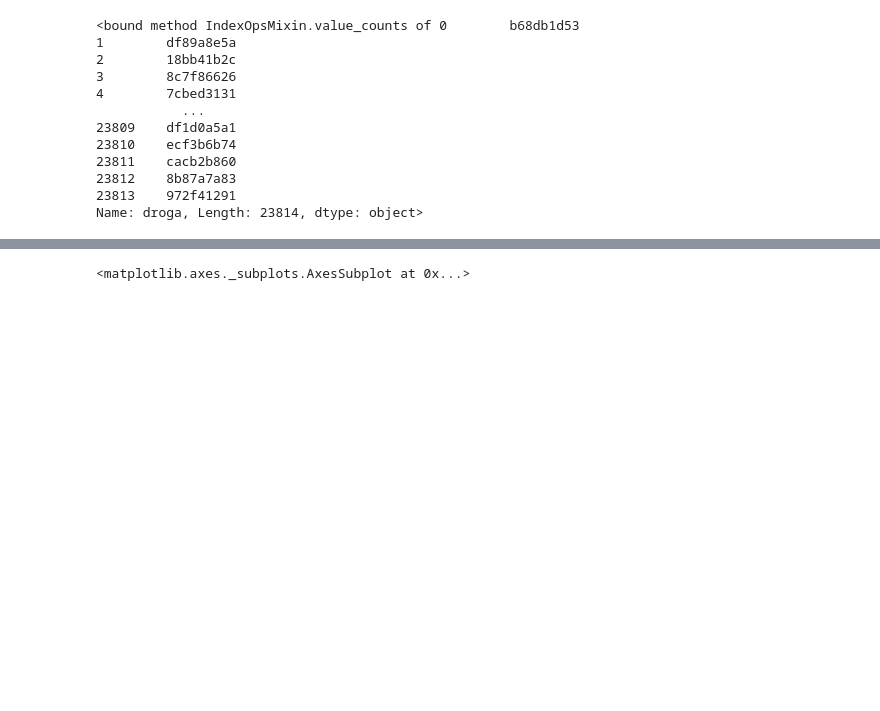
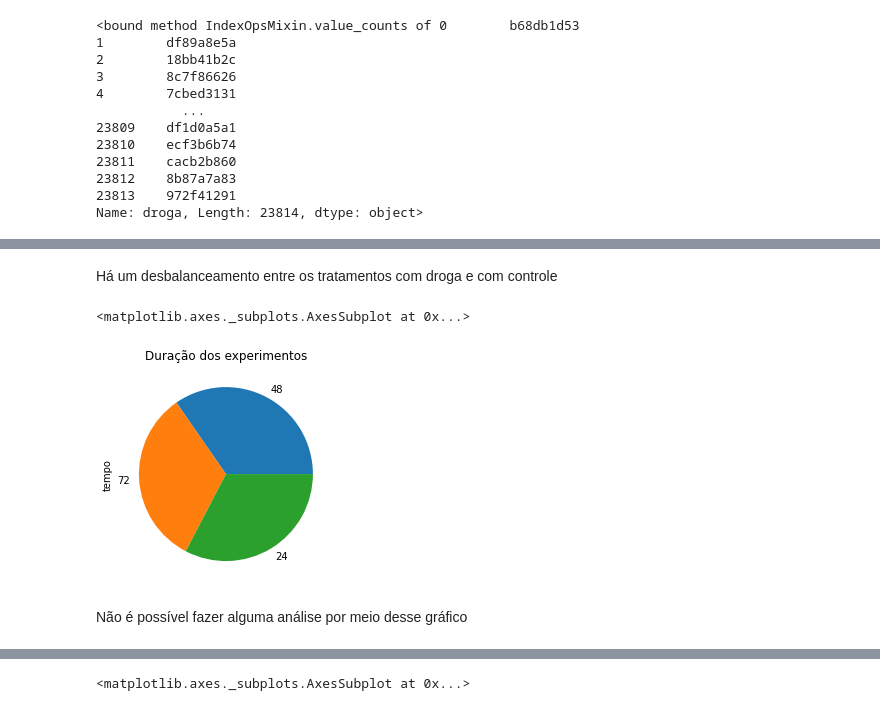
Before and after one commit to ArianeRibeiro/Imersao-de-dados-Alura, a Jupyter notebook: Day01.ipynb, the cells around one changed output, grey strips where cells are left out. Drawn from its saved outputs; the diff is of its cells as text; code cells hidden in the pictures; blank space fills up the shorter version.

```diff
--- a/Day01.ipynb
+++ b/Day01.ipynb
@@ -112,0 +150,10 @@ Name: droga, Length: 23814, dtype: object>
+# %% [markdown]
+Há um desbalanceamento entre os tratamentos com droga e com controle
+# %%
+dados["tempo"].value_counts().plot(kind="pie",
+                                 title="Duração dos experimentos")
+# %% [output]
+<matplotlib.axes._subplots.AxesSubplot at 0x...>
+[figure, added]
+# %% [markdown]
+Não é possível fazer alguma análise por meio desse gráfico
```
Also changed, not shown: parts of 30 cells of this notebook.
